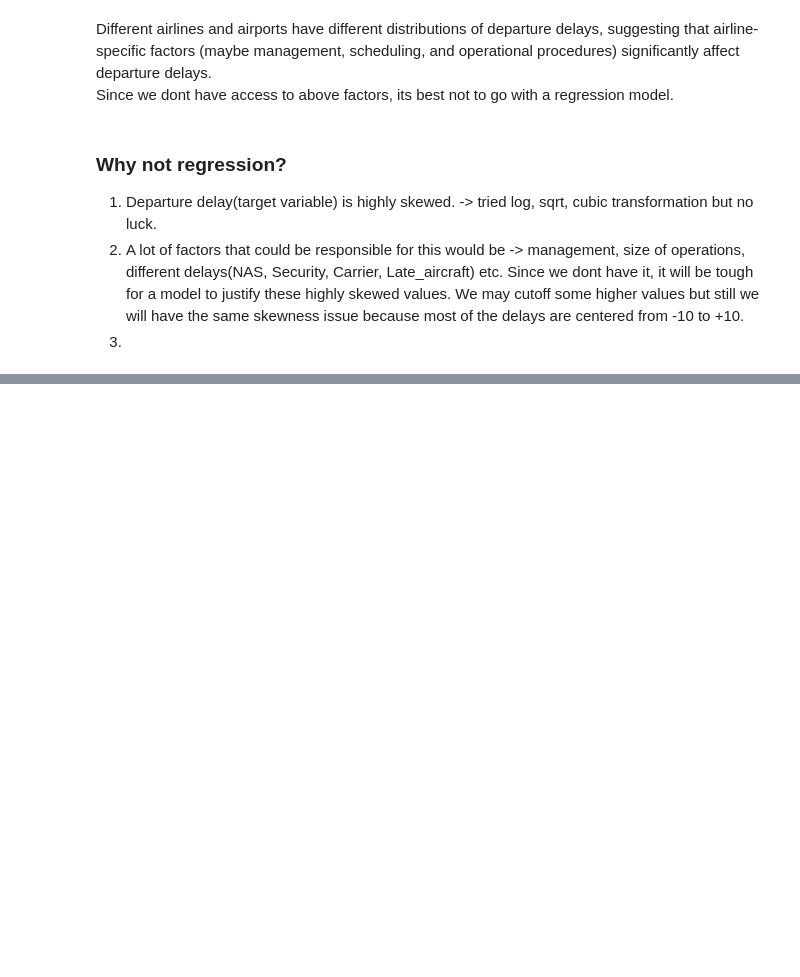
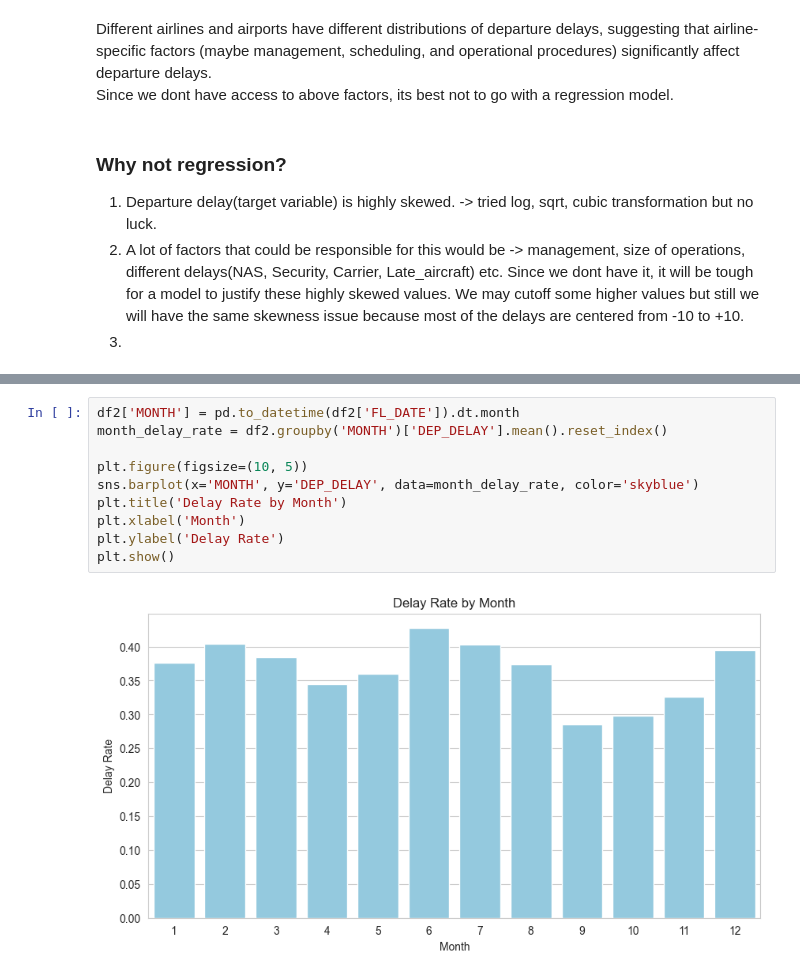
Before and after one commit to sk2003hw/Airline_Delay_and_Cancellation_Analysis, a Jupyter notebook: 509_EDA.ipynb, the cells around one changed output, grey strips where cells are left out. Drawn from its saved outputs; the diff is of its cells as text; blank space fills up the shorter version.

```diff
--- a/509_EDA.ipynb
+++ b/509_EDA.ipynb
@@ -401,0 +415,12 @@ Since we dont have access to above factors, its best not to go with a regression
+# %%
+df2['MONTH'] = pd.to_datetime(df2['FL_DATE']).dt.month
+month_delay_rate = df2.groupby('MONTH')['DEP_DELAY'].mean().reset_index()
+
+plt.figure(figsize=(10, 5))
+sns.barplot(x='MONTH', y='DEP_DELAY', data=month_delay_rate, color='skyblue')
+plt.title('Delay Rate by Month')
+plt.xlabel('Month')
+plt.ylabel('Delay Rate')
+plt.show()
+# %% [output]
+[figure, added]
```
Also changed, not shown: parts of 11 cells of this notebook.
